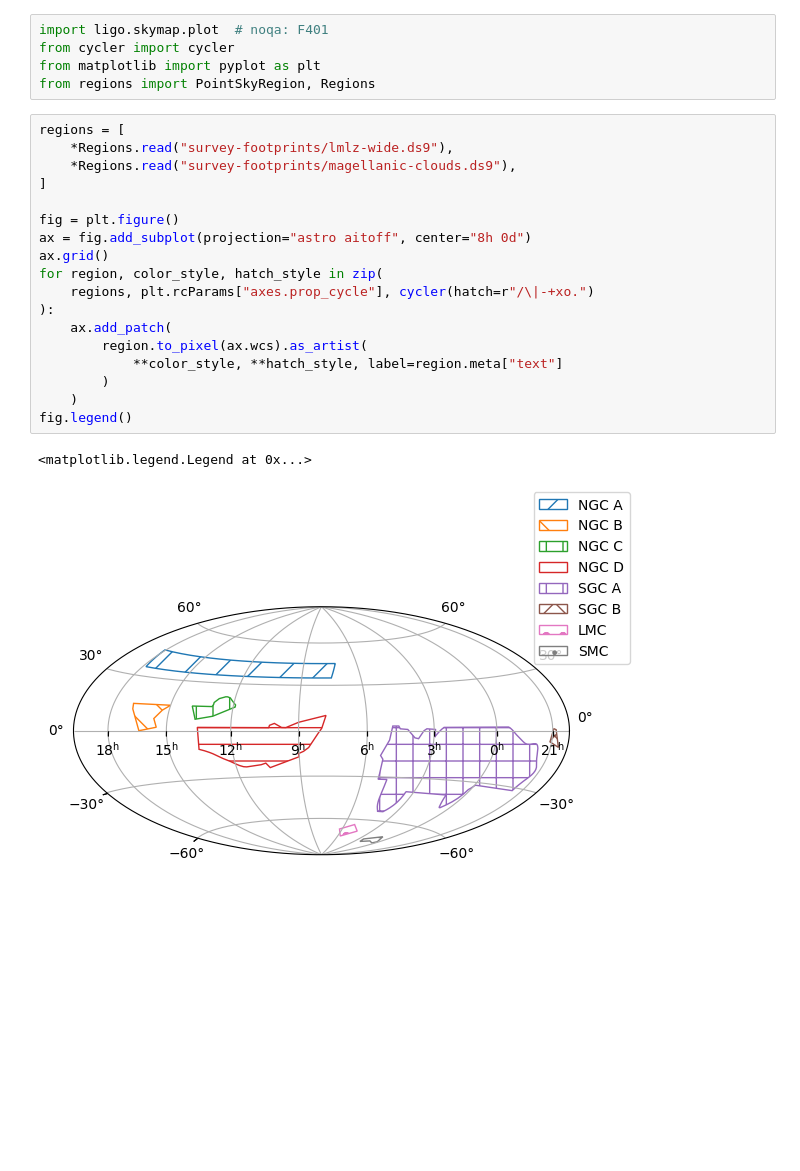
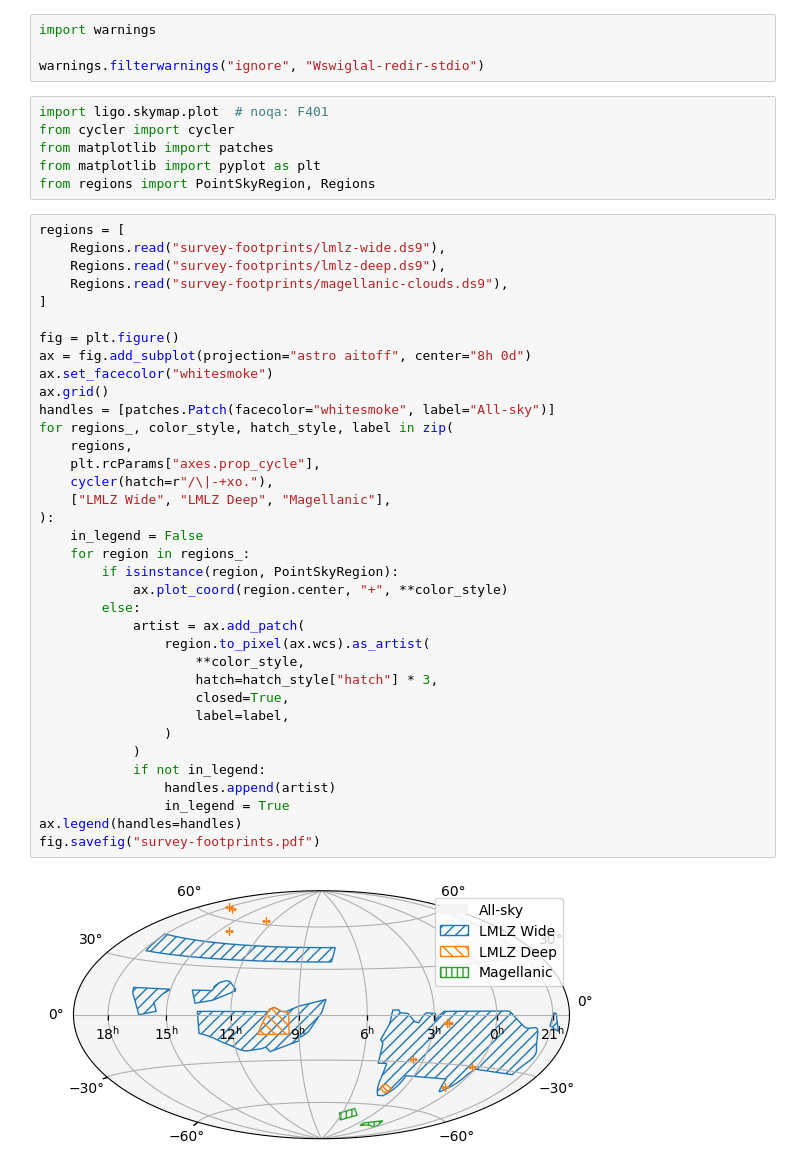
Before and after one commit to m4opt/uvex-scheduler, a Jupyter notebook: survey-footprints.ipynb, the cells around one changed output. Drawn from its saved outputs; the diff is of its cells as text; blank space fills up the shorter version.

Commit message:
Add combined survey footprints plot

```diff
--- a/survey-footprints.ipynb
+++ b/survey-footprints.ipynb
@@ -1,26 +1,48 @@
+# %%
+import warnings
+
+warnings.filterwarnings("ignore", "Wswiglal-redir-stdio")
 # %%
 import ligo.skymap.plot  # noqa: F401
 from cycler import cycler
+from matplotlib import patches
 from matplotlib import pyplot as plt
 from regions import PointSkyRegion, Regions
 # %%
 regions = [
-    *Regions.read("survey-footprints/lmlz-wide.ds9"),
-    *Regions.read("survey-footprints/magellanic-clouds.ds9"),
+    Regions.read("survey-footprints/lmlz-wide.ds9"),
+    Regions.read("survey-footprints/lmlz-deep.ds9"),
+    Regions.read("survey-footprints/magellanic-clouds.ds9"),
 ]
 
 fig = plt.figure()
 ax = fig.add_subplot(projection="astro aitoff", center="8h 0d")
+ax.set_facecolor("whitesmoke")
 ax.grid()
-for region, color_style, hatch_style in zip(
-    regions, plt.rcParams["axes.prop_cycle"], cycler(hatch=r"/\|-+xo.")
+handles = [patches.Patch(facecolor="whitesmoke", label="All-sky")]
+for regions_, color_style, hatch_style, label in zip(
+    regions,
+    plt.rcParams["axes.prop_cycle"],
+    cycler(hatch=r"/\|-+xo."),
+    ["LMLZ Wide", "LMLZ Deep", "Magellanic"],
 ):
-    ax.add_patch(
-        region.to_pixel(ax.wcs).as_artist(
-            **color_style, **hatch_style, label=region.meta["text"]
-        )
-    )
-fig.legend()
+    in_legend = False
+    for region in regions_:
+        if isinstance(region, PointSkyRegion):
+            ax.plot_coord(region.center, "+", **color_style)
+        else:
+            artist = ax.add_patch(
+                region.to_pixel(ax.wcs).as_artist(
+                    **color_style,
+                    hatch=hatch_style["hatch"] * 3,
+                    closed=True,
+                    label=label,
+                )
+            )
+            if not in_legend:
+                handles.append(artist)
+                in_legend = True
+ax.legend(handles=handles)
+fig.savefig("survey-footprints.pdf")
 # %% [output]
-<matplotlib.legend.Legend at 0x...>
-[figure, old version]
+[figure, new version]
```
Also changed, not shown: parts of 1 cell of this notebook, 1 other file.
